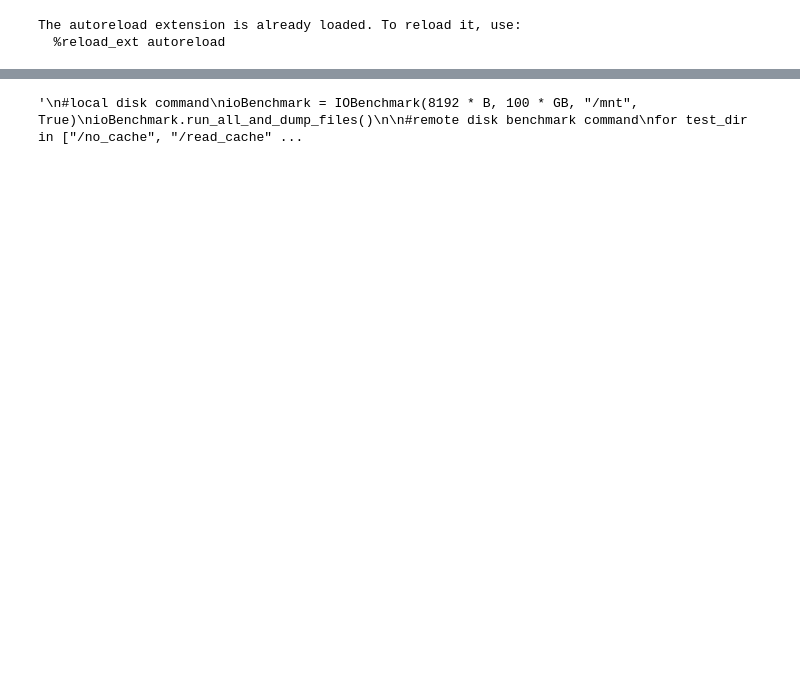
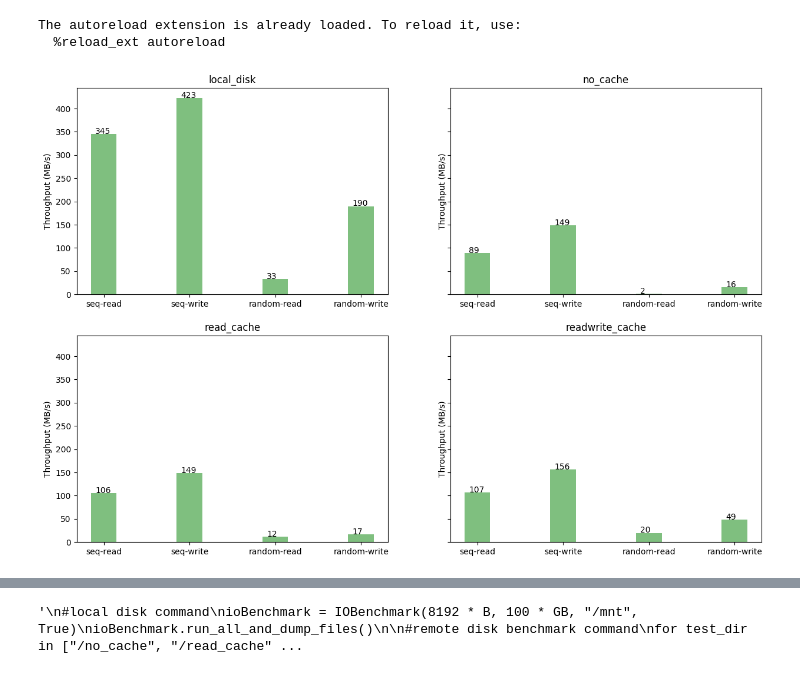
Before and after one commit to xiefan46/samza-azure-storage, a Jupyter notebook: milestone2/python/fio_benchmark.ipynb, the cells around one changed output, grey strips where cells are left out. Drawn from its saved outputs; the diff is of its cells as text; code cells hidden in the pictures; blank space fills up the shorter version.

```diff
--- a/milestone2/python/fio_benchmark.ipynb
+++ b/milestone2/python/fio_benchmark.ipynb
@@ -10,0 +27,22 @@ The autoreload extension is already loaded. To reload it, use:
+# %%
+def to_int(array):
+    res = []
+    for e in array:
+        res.append(round(e))
+    return res
+# %%
+def sub_plot(names, results, y_label, color = 'g', disks_names = ["local_disk", "no_cache", "read_cache", "readwrite_cache"]):
+
+    def plot_sub_bar_graph(names, results, ax):
+        y_pos = np.arange(len(names))
+        ax.bar(names, results, align='center', alpha=0.5, width = 0.3, color = color)
+        for i in range(len(results)):
+            ax.text(x = y_pos[i] - 0.1 , y = results[i]+0.2, s = results[i], size = 10)
+    fig, axs = plt.subplots(2, 2, sharey=True, figsize = (15, 10))
+    for i in range(2):
+        for j in range(2):
+            index = i*2 + j
+            axs[i, j].set(ylabel=y_label)
+            axs[i, j].set_title(disks_names[index])
+            #names, bw, p50, p99 = extract_results(f"{root_dir}/{disks_names[index]}")
+            plot_sub_bar_graph(names, to_int(results[index]), axs[i, j])
@@ -10,0 +62,5 @@ The autoreload extension is already loaded. To reload it, use:
+# %%
+#throughput
+sub_plot(names, bws, "Throughput (MB/s)")
+# %% [output]
+[figure, added]
```
Also changed, not shown: parts of 7 cells of this notebook.
